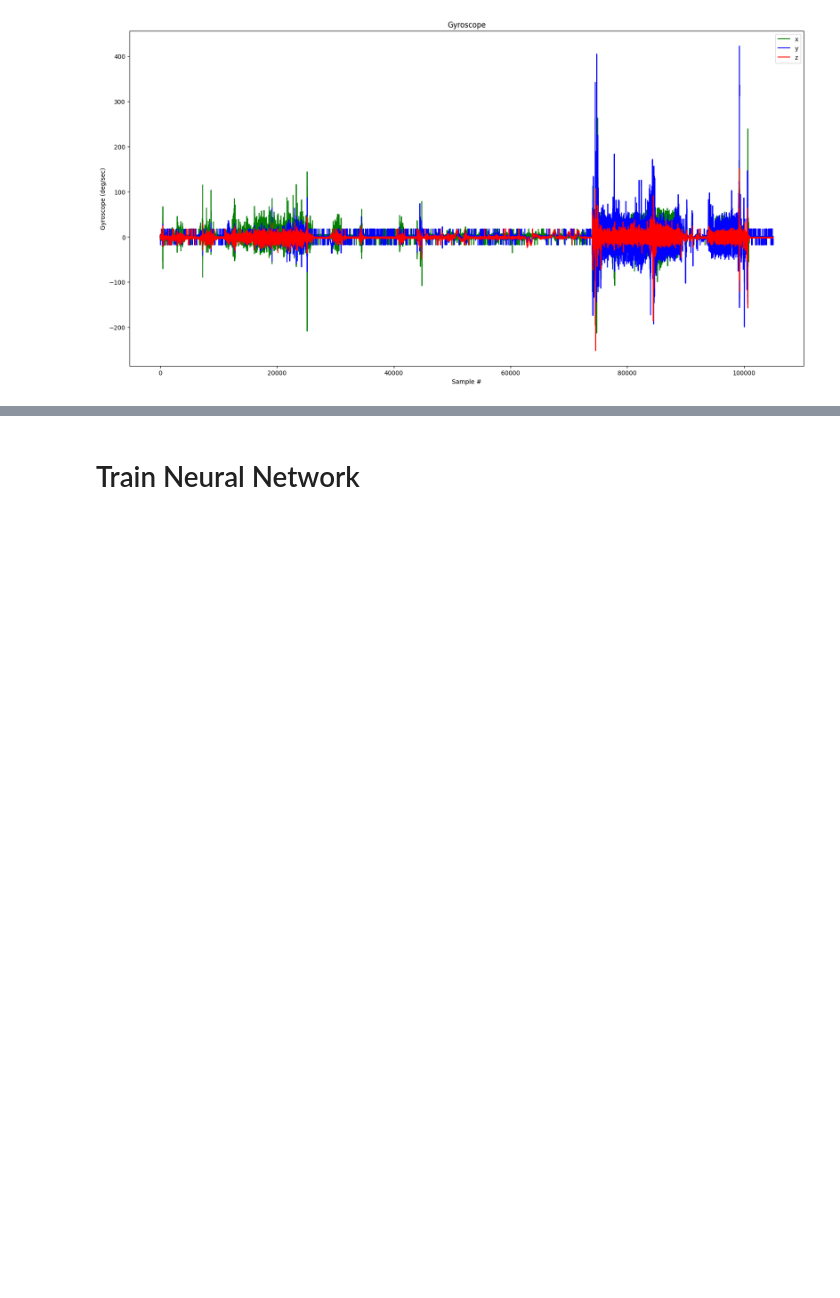
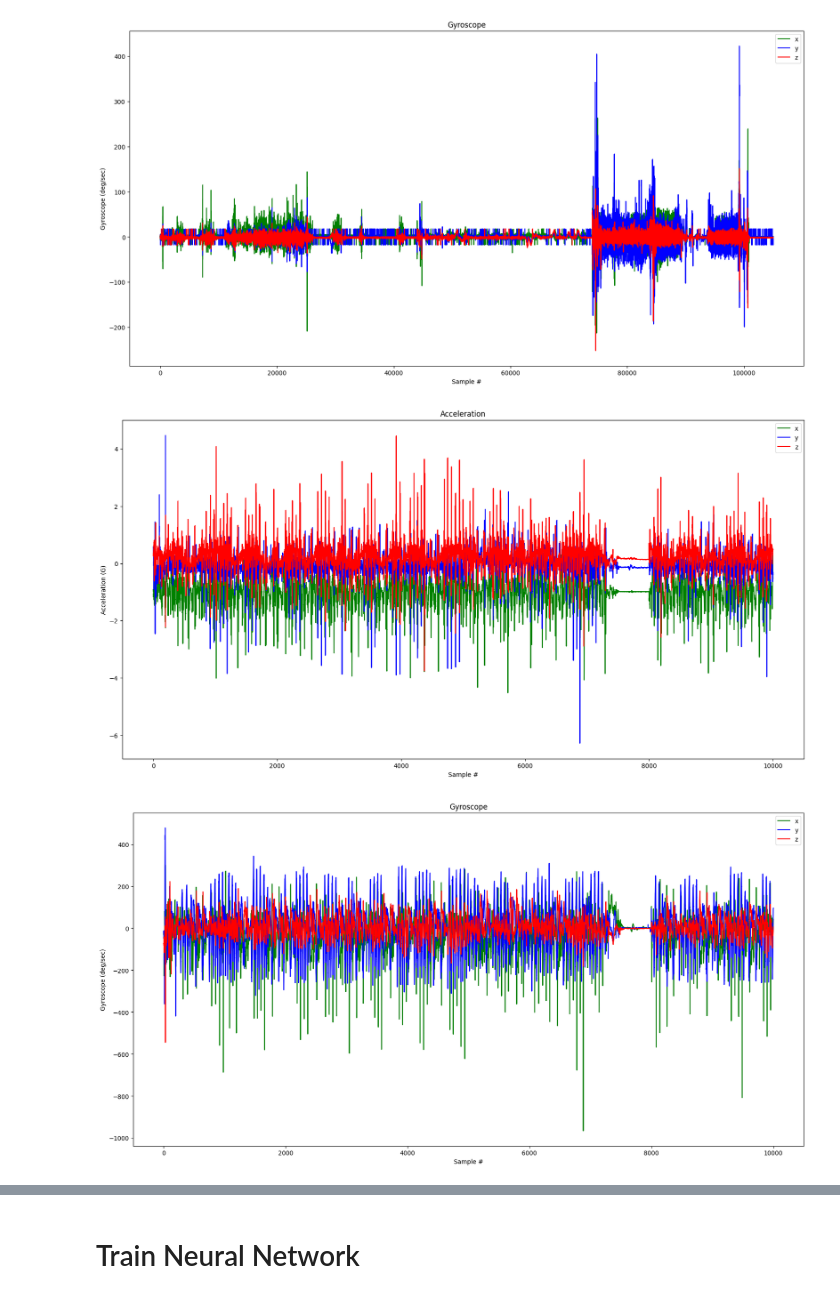
Before and after one commit to farhanarrafi/embedded-project-website, a Jupyter notebook: lab6/Lab_6_IMU_Processing.ipynb, the cells around one changed output, grey strips where cells are left out. Cells and saved outputs as stored; diff of their text form; code cells hidden in the pictures; blank space fills up the shorter version.

Commit message:
Updated for Climbing Stairs

```diff
--- a/lab6/Lab_6_IMU_Processing.ipynb
+++ b/lab6/Lab_6_IMU_Processing.ipynb
@@ -148,3 +148,32 @@ plt.show()
 # %% [output]
 [figure]
 [figure]
+# %%
+filename3 = "climbing_down.csv"
+
+df = pd.read_csv("/content/" + filename3)
+
+index = range(1, len(df['Accel_x']) + 1)
+
+plt.rcParams["figure.figsize"] = (20,10)
+
+plt.plot(index, df['Accel_x'], 'g.', label='x', linestyle='solid', marker=',')
+plt.plot(index, df['Accel_y'], 'b.', label='y', linestyle='solid', marker=',')
+plt.plot(index, df['Accel_z'], 'r.', label='z', linestyle='solid', marker=',')
+plt.title("Acceleration")
+plt.xlabel("Sample #")
+plt.ylabel("Acceleration (G)")
+plt.legend()
+plt.show()
+
+plt.plot(index, df['Gyr_x'], 'g.', label='x', linestyle='solid', marker=',')
+plt.plot(index, df['Gyr_y'], 'b.', label='y', linestyle='solid', marker=',')
+plt.plot(index, df['Gyr_z'], 'r.', label='z', linestyle='solid', marker=',')
+plt.title("Gyroscope")
+plt.xlabel("Sample #")
+plt.ylabel("Gyroscope (deg/sec)")
+plt.legend()
+plt.show()
+# %% [output]
+[figure, added]
+[figure, added]
```
Also changed, not shown: parts of 10 cells of this notebook.
